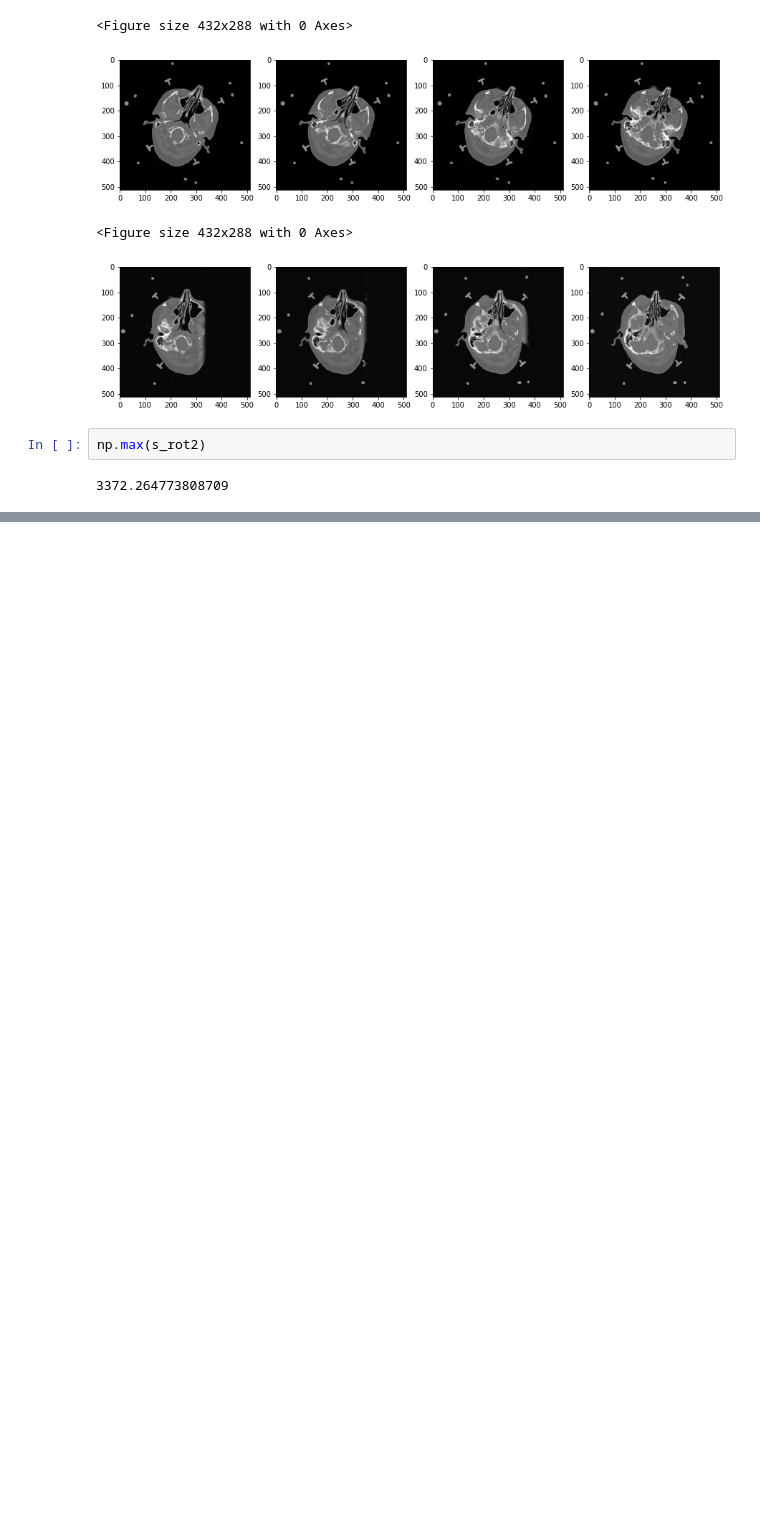
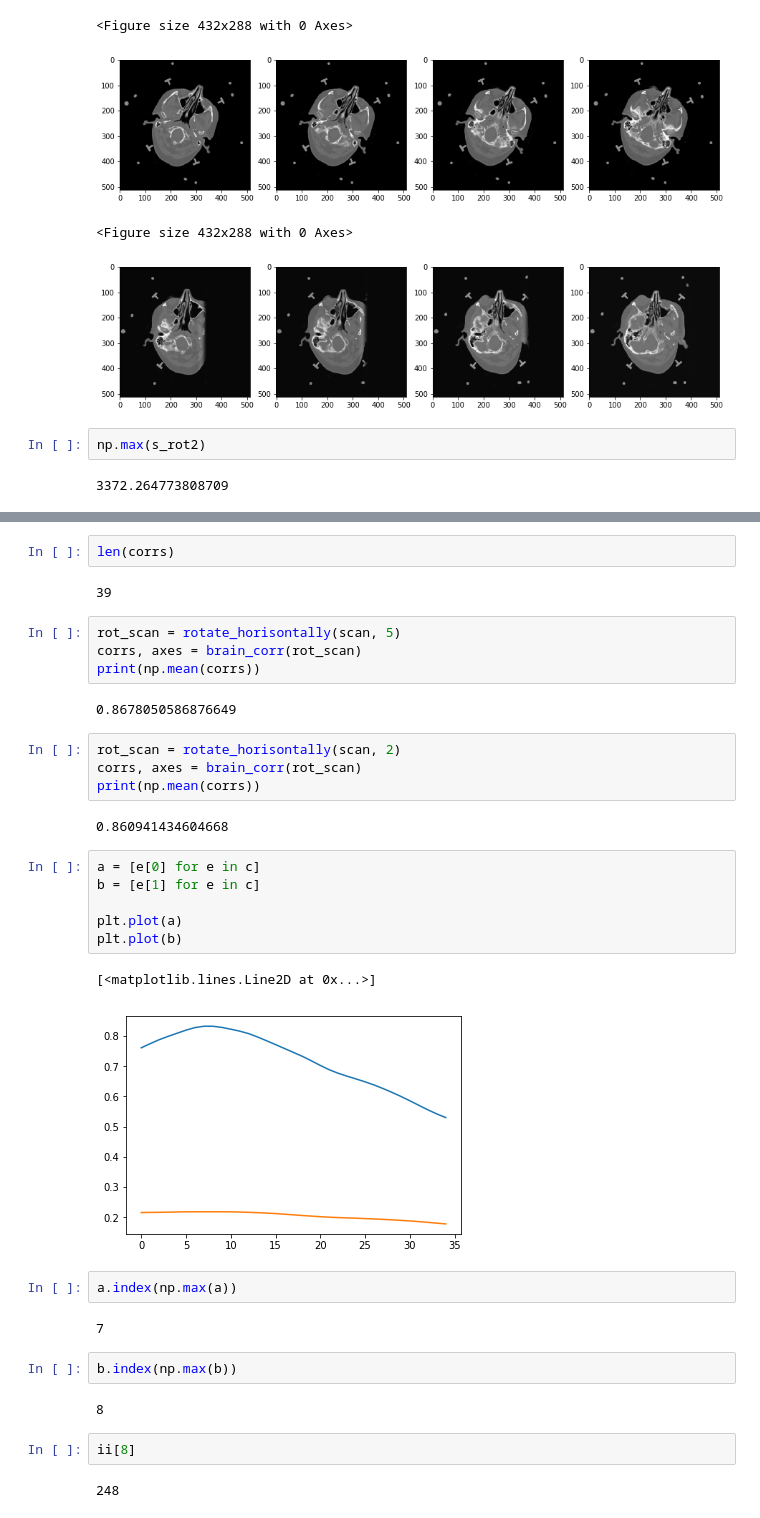
Before and after one commit to ibro45/Brain-Tumor-Detection, a Jupyter notebook: load_and_visualize.ipynb, the cells around one changed output, grey strips where cells are left out. Cells and saved outputs as stored; diff of their text form; blank space fills up the shorter version.

```diff
--- a/load_and_visualize.ipynb
+++ b/load_and_visualize.ipynb
@@ -349,0 +562,37 @@ np.max(s_rot2)
+# %%
+len(corrs)
+# %% [output]
+39
+# %%
+rot_scan = rotate_horisontally(scan, 5)
+corrs, axes = brain_corr(rot_scan)
+print(np.mean(corrs))
+# %% [output]
+0.8678050586876649
+# %%
+rot_scan = rotate_horisontally(scan, 2)
+corrs, axes = brain_corr(rot_scan)
+print(np.mean(corrs))
+# %% [output]
+0.860941434604668
+# %%
+a = [e[0] for e in c]
+b = [e[1] for e in c]
+
+plt.plot(a)
+plt.plot(b)
+# %% [output]
+[<matplotlib.lines.Line2D at 0x...>]
+[figure, added]
+# %%
+a.index(np.max(a))
+# %% [output]
+7
+# %%
+b.index(np.max(b))
+# %% [output]
+8
+# %%
+ii[8]
+# %% [output]
+248
```
Also changed, not shown: parts of 24 cells of this notebook.
